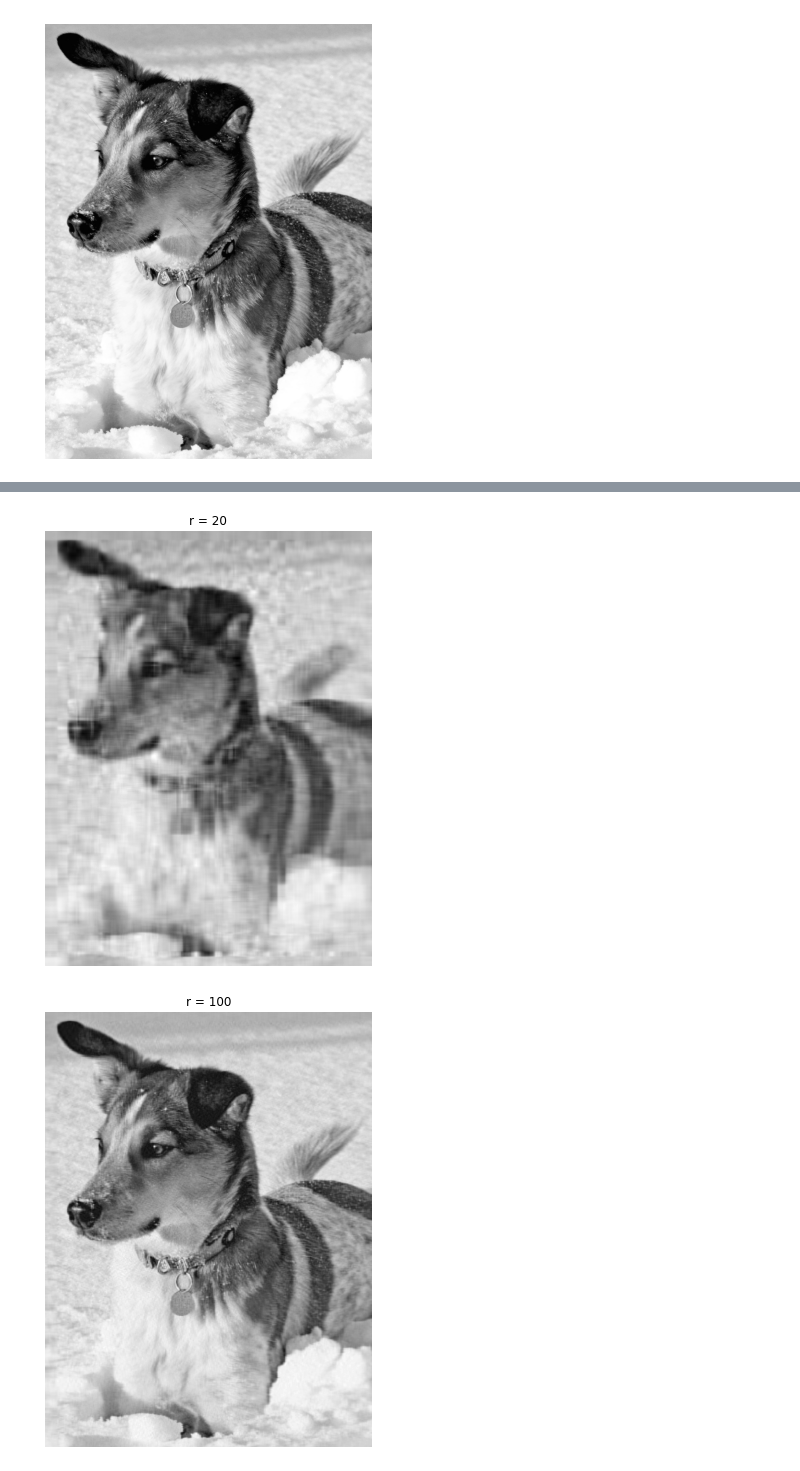
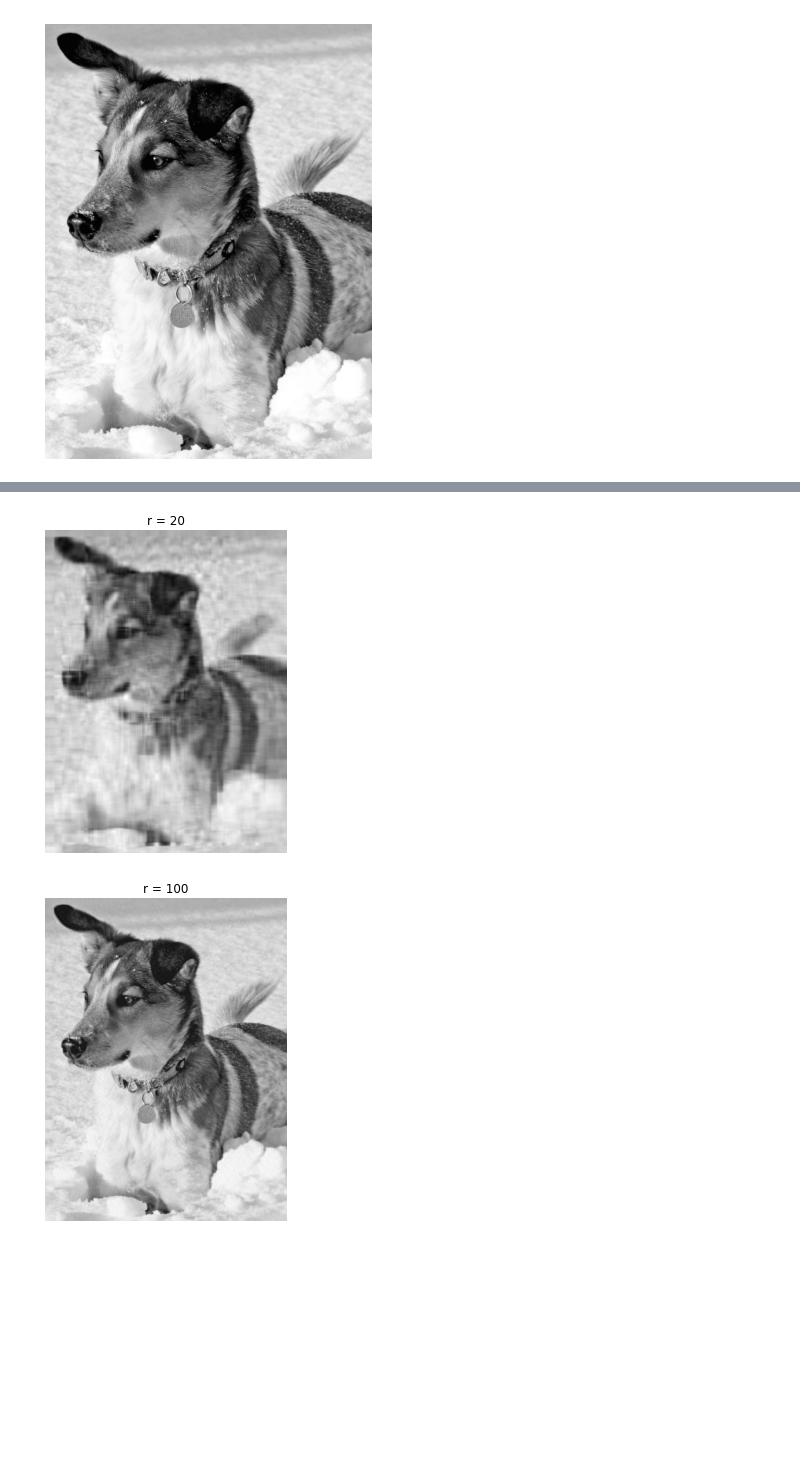
Before and after one commit to afrojaakter/Pattern-Recognition, a Jupyter notebook: ImageCompression.ipynb, the cells around one changed output, grey strips where cells are left out. Saved outputs shown, nothing was run; the diff lists cells and outputs as text; code cells hidden in the pictures; blank space fills up the shorter version.

```diff
--- a/ImageCompression.ipynb
+++ b/ImageCompression.ipynb
@@ -35,15 +35,17 @@ U, S, VT = np.linalg.svd(X, full_matrices= True)
 S = np.diag(S) # Writing S as diagonal matrix
 
 j = 0
+plt.rcParams['figure.figsize'] = [10,5]
 for r in (5, 20, 100):
   #Construct approximate image, X = USV* with r rank aprroximation
   Xapprox = U[:,:r] @ S[0:r, :r] @ VT[:r, :]
-  plt.figure(j + 1)
+  plt.figure
   j+=1
 
   img = plt.imshow(Xapprox)
   img.set_cmap('gray')
   plt.axis('off')
   plt.title('r = ' + str(r))
+  plt.tight_layout()
   plt.show()
 # %% [output]
@@ -51,5 +53,5 @@ for r in (5, 20, 100):
-[figure, old version]
+[figure, new version]
-[figure, old version]
+[figure, new version]
 # %%
 #Economy SVD decomposition of X
 U, S, VT = np.linalg.svd(X, full_matrices= False)
```
Also changed, not shown: parts of 6 cells of this notebook.
